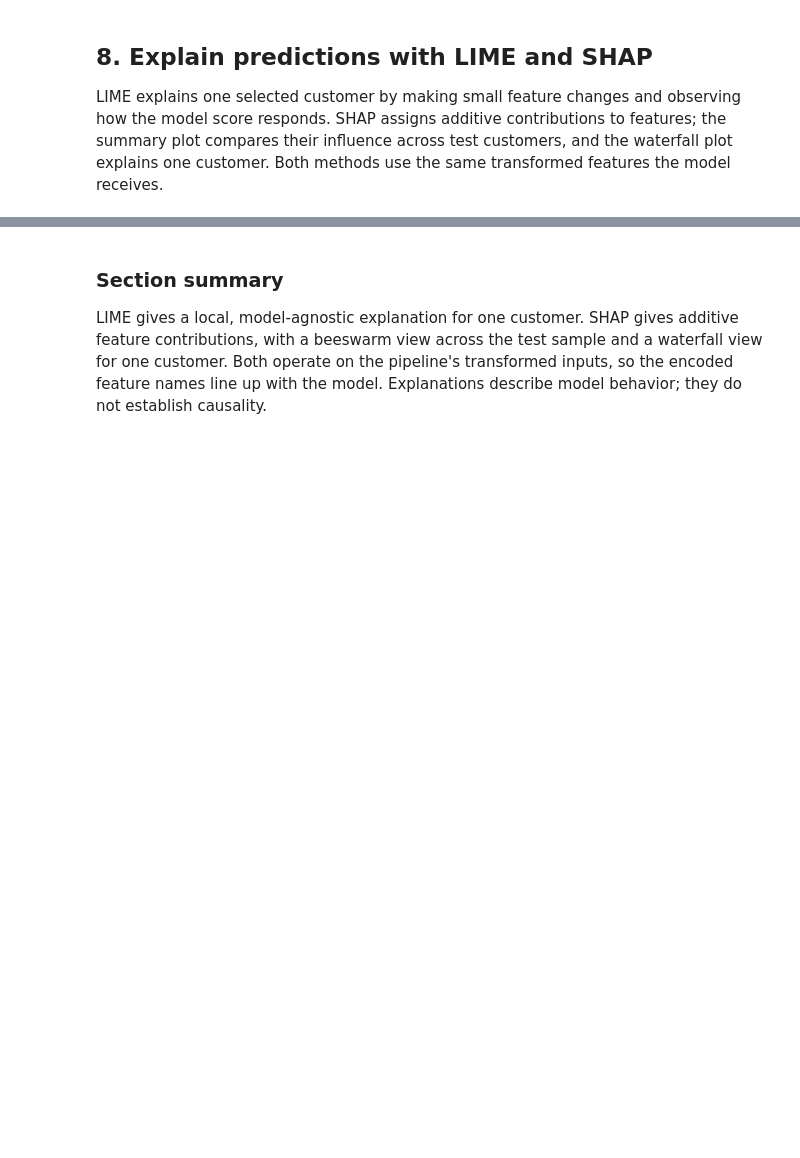
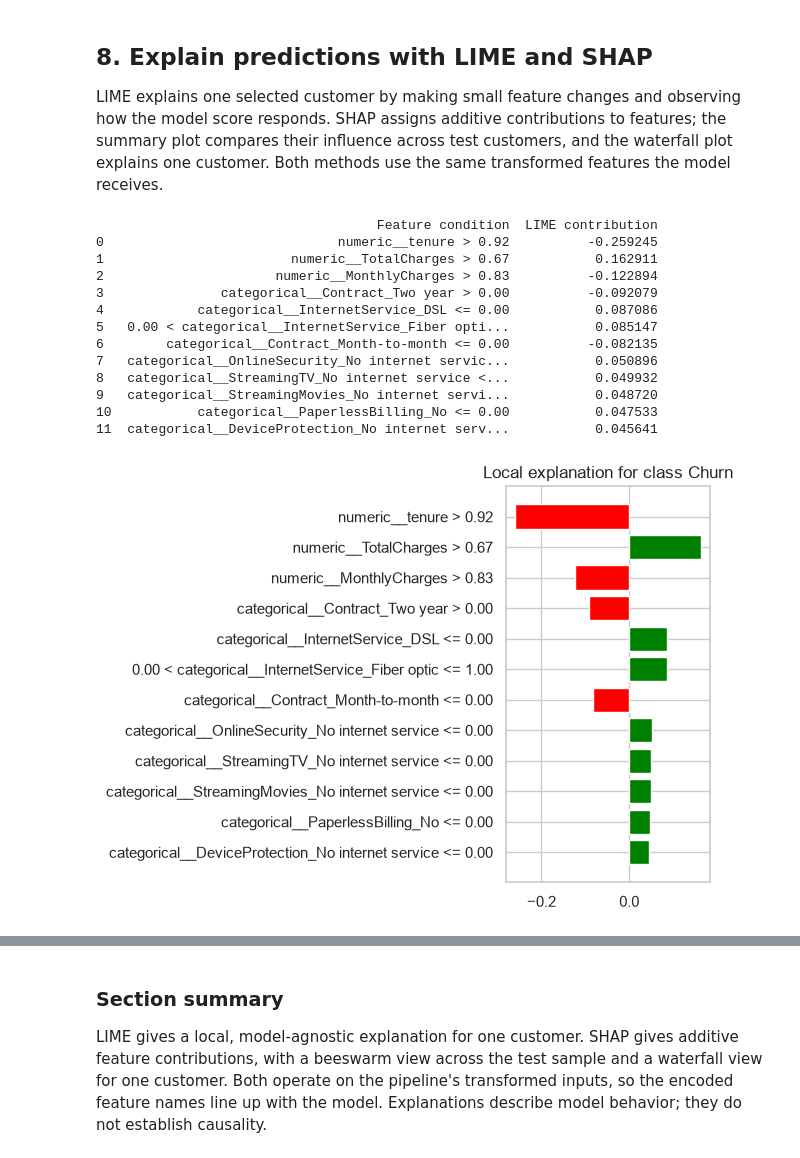
Before and after one commit to Yaswanthcodez/Telecom-customer-churn-risk-analysis, a Jupyter notebook: Customer_Churn_01.ipynb, the cells around one changed output, grey strips where cells are left out. Cells and saved outputs as stored; diff of their text form; code cells hidden in the pictures; blank space fills up the shorter version.

```diff
--- a/Customer_Churn_01.ipynb
+++ b/Customer_Churn_01.ipynb
@@ -218,37 +491,36 @@ The confusion matrix distinguishes false positives from missed churners. The coe
 
 LIME explains one selected customer by making small feature changes and observing how the model score responds. SHAP assigns additive contributions to features; the summary plot compares their influence across test customers, and the waterfall plot explains one customer. Both methods use the same transformed features the model receives.
 # %%
-# Apply the fitted pipeline's preprocessing once so explainers use the model's exact feature space.
+
+# Use the selected fitted pipeline's preprocessing and classifier for local explanations.
 explain_preprocessor = pipe.named_steps["preprocessor"]
 explain_model = pipe.named_steps["model"]
 explain_feature_names = explain_preprocessor.get_feature_names_out()
-
-# One-hot encoding often produces a sparse matrix. Convert it only when needed.
 def make_dense(feature_matrix):
-    if hasattr(feature_matrix, "toarray"):
-        return feature_matrix.toarray()
-    return np.asarray(feature_matrix)
-
+    return feature_matrix.toarray() if hasattr(feature_matrix, "toarray") else np.asarray(feature_matrix)
 X_train_explain = make_dense(explain_preprocessor.transform(X_train))
 X_test_explain = make_dense(explain_preprocessor.transform(X_test))
-
-lime_explainer = LimeTabularExplainer(
-    training_data=X_train_explain,
-    feature_names=list(explain_feature_names),
-    class_names=["No churn", "Churn"],
-    mode="classification",
-    discretize_continuous=True,
-    random_state=42,
-)
-
-# Explain the first held-out customer; the classifier receives transformed values.
-lime_explanation = lime_explainer.explain_instance(
-    X_test_explain[0],
-    explain_model.predict_proba,
-    num_features=min(12, len(explain_feature_names)),
-)
+lime_explainer = LimeTabularExplainer(X_train_explain, feature_names=list(explain_feature_names),
+    class_names=["No churn", "Churn"], mode="classification", discretize_continuous=True, random_state=42)
+lime_explanation = lime_explainer.explain_instance(X_test_explain[0], explain_model.predict_proba,
+    num_features=min(12, len(explain_feature_names)))
 display(pd.DataFrame(lime_explanation.as_list(), columns=["Feature condition", "LIME contribution"]))
 lime_figure = lime_explanation.as_pyplot_figure()
 lime_figure.tight_layout()
 plt.show()
+# %% [output]
+                                    Feature condition  LIME contribution
+0                              numeric__tenure > 0.92          -0.259245
+1                        numeric__TotalCharges > 0.67           0.162911
+2                      numeric__MonthlyCharges > 0.83          -0.122894
+3               categorical__Contract_Two year > 0.00          -0.092079
+4            categorical__InternetService_DSL <= 0.00           0.087086
+5   0.00 < categorical__InternetService_Fiber opti...           0.085147
+6        categorical__Contract_Month-to-month <= 0.00          -0.082135
+7   categorical__OnlineSecurity_No internet servic...           0.050896
+8   categorical__StreamingTV_No internet service <...           0.049932
+9   categorical__StreamingMovies_No internet servi...           0.048720
+10           categorical__PaperlessBilling_No <= 0.00           0.047533
+11  categorical__DeviceProtection_No internet serv...           0.045641
+[figure, added]
 # %%
```
Also changed, not shown: parts of 33 cells of this notebook.
